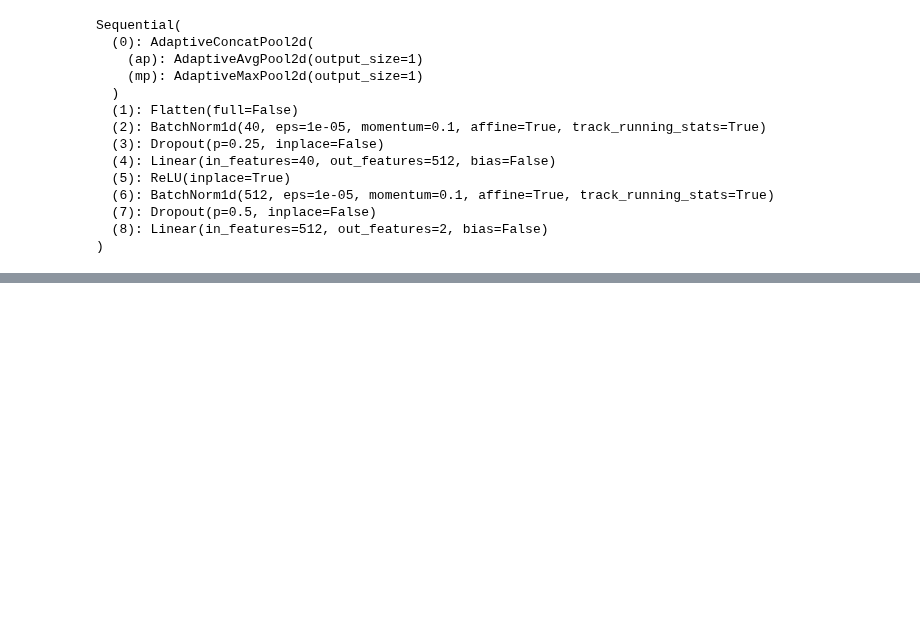
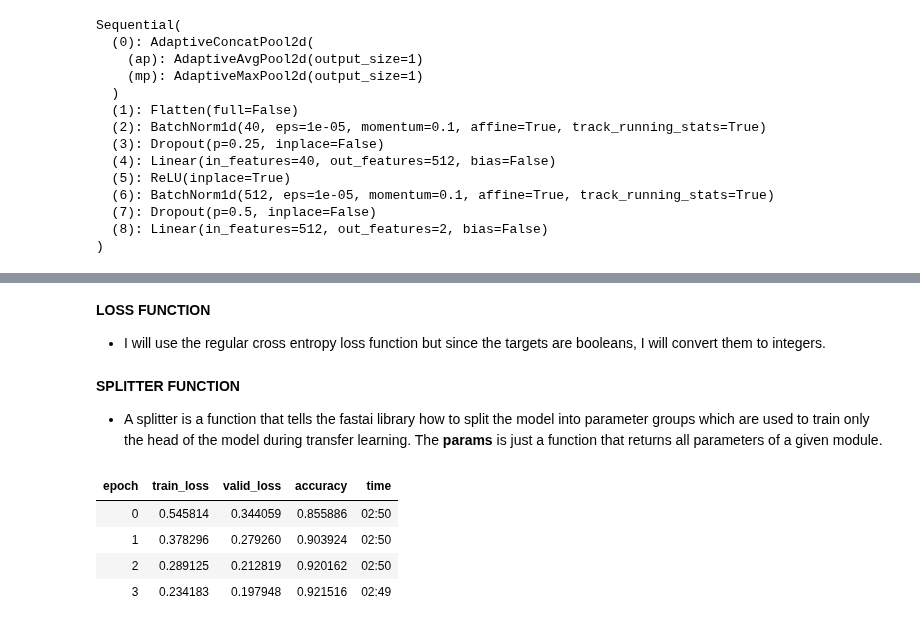
Before and after one commit to ThinamXx/Fastai, a Jupyter notebook: 14. Architecture Details/Architectures.ipynb, the cells around one changed output, grey strips where cells are left out. Drawn from its saved outputs; the diff is of its cells as text; code cells hidden in the pictures; blank space fills up the shorter version.

```diff
--- a/14. Architecture Details/Architectures.ipynb
+++ b/14. Architecture Details/Architectures.ipynb
@@ -47,0 +139,34 @@ Sequential(
+# %%
+#@ INITIALIZING ENCODER AND HEAD OF THE NETWORK:
+encoder = create_body(resnet34, cut=-2)                         # Initializing Encoder.
+head = create_head(512*2, 2, ps=0.5)                            # Initialiizng Head of Network.
+model = SiameseModel(encoder, head)                             # Building the Model.
+# %% [markdown]
+**LOSS FUNCTION**
+- I will use the regular cross entropy loss function but since the targets are booleans, I will convert them to integers.
+# %%
+#@ DEFINING LOSS FUNCTION:
+def loss_func(out, targ):                                       # Defining Loss Function.
+    return nn.CrossEntropyLoss()(out, targ.long())              # Implementation of CrossEntropy.
+# %% [markdown]
+**SPLITTER FUNCTION**
+- A splitter is a function that tells the fastai library how to split the model into parameter groups which are used to train only the head of the model during transfer learning. The **params** is just a function that returns all parameters of a given module.
+# %%
+#@ DEFINING SPLITTER FUNCTION:
+def siamese_splitter(model):                                    # Defining Splitter Function.
+    return [params(model.encoder), params(model.head)]          # Splitting the Model.
+# %%
+#@ INITIALIZING LEARNER:
+learn = Learner(dls, model, loss_func=loss_func,                # Initializing Model and Loss Function.
+                splitter=siamese_splitter,
+                metrics=accuracy).to_fp16()                     # Creating Learner.
+learn.freeze()                                                  # Initializing Freezing.
+# %%
+#@ TRAINING THE HEAD OF NETWORK:
+learn.fit_one_cycle(4, 3e-3)                                    # Training the Model.
+# %% [output]
+| epoch | train_loss | valid_loss | accuracy | time |
+| 0 | 0.545814 | 0.344059 | 0.855886 | 02:50 |
+| 1 | 0.378296 | 0.279260 | 0.903924 | 02:50 |
+| 2 | 0.289125 | 0.212819 | 0.920162 | 02:50 |
+| 3 | 0.234183 | 0.197948 | 0.921516 | 02:49 |
```
Also changed, not shown: parts of 10 cells of this notebook.
